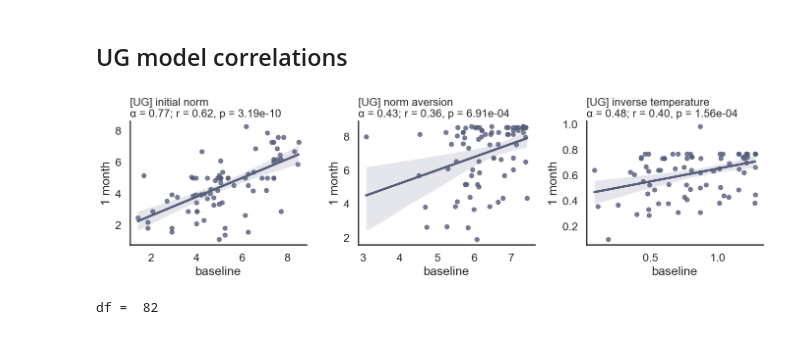
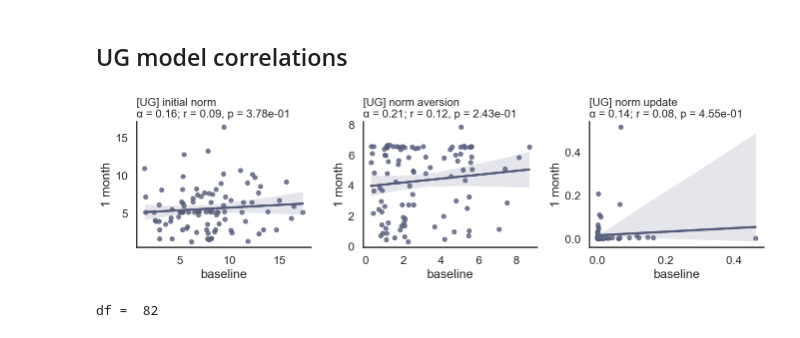
Before and after one commit to fuqixiu/leap-online-study, a Jupyter notebook: analysis/longitudinal_check.ipynb, the cells around one changed output. Cells and saved outputs as stored; diff of their text form; code cells hidden in the pictures.

Commit message:
check UG varf0 model correlation

```diff
--- a/analysis/longitudinal_check.ipynb
+++ b/analysis/longitudinal_check.ipynb
@@ -1031,10 +1031,9 @@ UG computational parameter correlation
 # %% [markdown]
 ## UG model correlations
 # %%
-# load winning FS_varf0 models
-ug_t1_fs = pd.read_csv('../ug_modeling/baseline_fit/UG_fit_FSvarf0_Sep24.csv')
-# ug_t2_fs = pd.read_csv('../ug_modeling/week1_fit/UG_fit_FSvarf0_T2_May25.csv')
-ug_t3_fs = pd.read_csv('../ug_modeling/month1_fit/UG_fit_FSvarf0_T3_May25.csv')
+# load winning varf0 models
+ug_t1_fs = pd.read_csv('../ug_modeling/baseline_fit/UG_fit_RWvarf0_May25.csv')
+ug_t3_fs = pd.read_csv('../ug_modeling/month1_fit/UG_fit_RWvarf0_T3_May25.csv')
 # %%
 # Get unique subject IDs from each session
 t1_ids_param = set(ug_t1_fs['participant'].unique())
@@ -1078,38 +1077,38 @@ df_alpha = merged[['envy_T1', 'envy_T3']].dropna()
 alpha_alpha, _ = pg.cronbach_alpha(data=df_alpha)
 x_alpha = df_alpha['envy_T1']
 y_alpha = df_alpha['envy_T3']
 r_alpha, p_alpha = pearsonr(x_alpha, y_alpha)
 p_alpha_text = f"p = {p_alpha:.2e}"
 
 sns.regplot(x=x_alpha, y=y_alpha, scatter_kws={"s": 40, "color": "#565d7b"},
             line_kws={"color": "#565d7b"}, ax=axes[1])
 axes[1].set_title(f'[UG] norm aversion \nα = {alpha_alpha:.2f}; r = {r_alpha:.2f}, {p_alpha_text}',
                   fontsize=16, loc='left')
 axes[1].set_xlabel('baseline')
 axes[1].set_ylabel('1 month')
 
 # === Panel 3: inverse temperature ===
-df_beta = merged[['beta_T1', 'beta_T3']].dropna()
+df_beta = merged[['lr_T1', 'lr_T3']].dropna()
 alpha_beta, _ = pg.cronbach_alpha(data=df_beta)
-x_beta = df_beta['beta_T1']
-y_beta = df_beta['beta_T3']
+x_beta = df_beta['lr_T1']
+y_beta = df_beta['lr_T3']
 r_beta, p_beta = pearsonr(x_beta, y_beta)
 p_beta_text = f"p = {p_beta:.2e}"
 
 sns.regplot(x=x_beta, y=y_beta, scatter_kws={"s": 40, "color": "#565d7b"},
             line_kws={"color": "#565d7b"}, ax=axes[2])
-axes[2].set_title(f'[UG] inverse temperature \nα = {alpha_beta:.2f}; r = {r_beta:.2f}, {p_beta_text}',
+axes[2].set_title(f'[UG] norm update \nα = {alpha_beta:.2f}; r = {r_beta:.2f}, {p_beta_text}',
                   fontsize=16, loc='left')
 axes[2].set_xlabel('baseline')
 axes[2].set_ylabel('1 month')
 
 # Final formatting and save
 sns.despine()
 plt.tight_layout()
 # plt.savefig('./figure/ug_corr_param_T13.jpg', dpi=300, bbox_inches='tight')
 plt.show()
 # %% [output]
-[figure, old version]
+[figure, new version]
 # %%
 # Set a clean white style with no grid
 sns.set(style='white', palette='colorblind')
```
